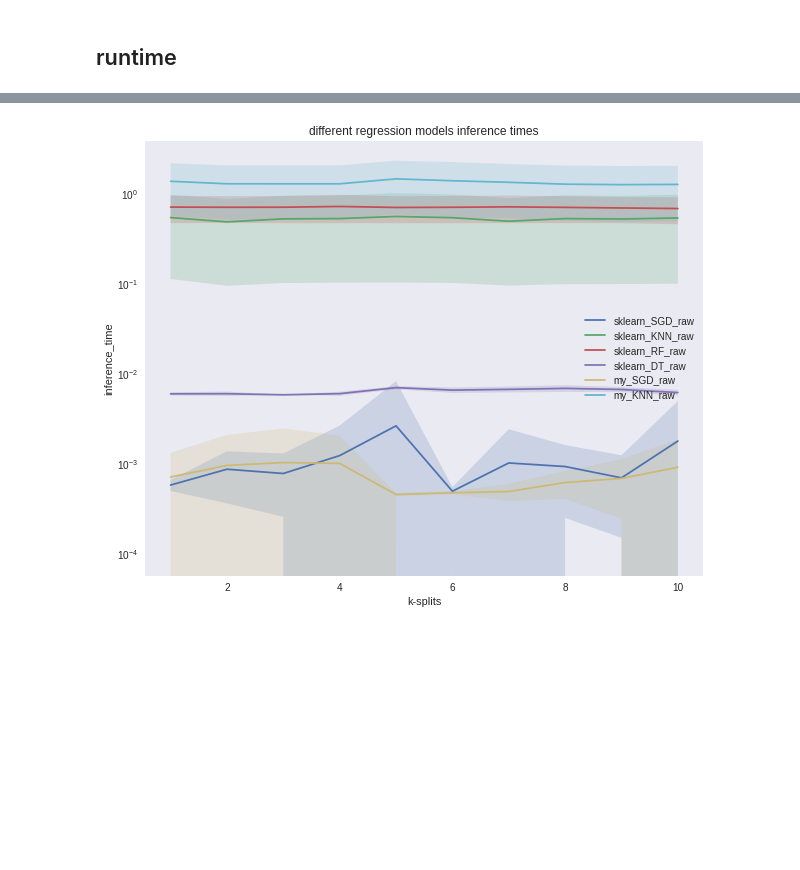
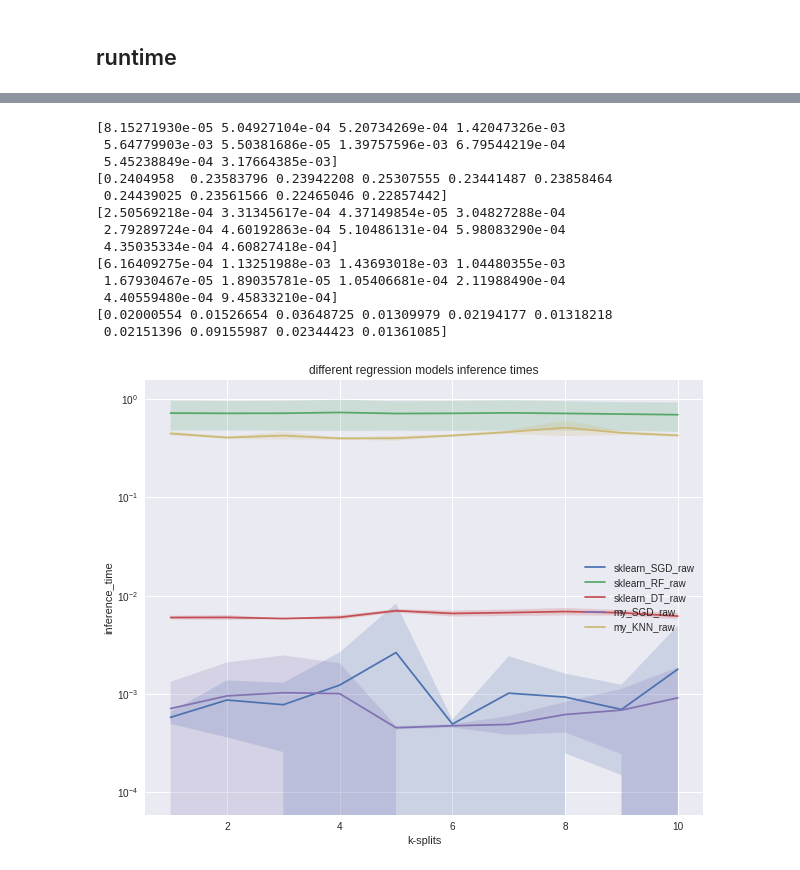
Before and after one commit to hitimr/ML_2020, a Jupyter notebook: Ex2/Metro/runtime_analysis.ipynb, the cells around one changed output, grey strips where cells are left out. Saved outputs shown, nothing was run; the diff lists cells and outputs as text; code cells hidden in the pictures; blank space fills up the shorter version.

```diff
--- a/Ex2/Metro/runtime_analysis.ipynb
+++ b/Ex2/Metro/runtime_analysis.ipynb
@@ -158,13 +159,26 @@ plt.savefig("out/runtimes/diff_traintimes")
 # %%
 mpl.style.use('seaborn')
 plt.figure(figsize=(10,8))
 plot_CV_with_Std(df_CV_SGD_raw,y = "inference_time",regressor = "sklearn_SGD_raw")
-plot_CV_with_Std(df_CV_KNN_raw,y = "inference_time",regressor = "sklearn_KNN_raw")
+#plot_CV_with_Std(df_CV_KNN_raw,y = "inference_time",regressor = "sklearn_KNN_raw")
 plot_CV_with_Std(df_CV_RF_raw,y = "inference_time",regressor = "sklearn_RF_raw")
 plot_CV_with_Std(df_CV_DT_raw,y = "inference_time",regressor = "sklearn_DT_raw")
 plot_CV_with_Std(df_CV_my_SGD_raw,y = "inference_time",regressor = "my_SGD_raw")
 plot_CV_with_Std(df_CV_my_KNN_raw,y = "inference_time",regressor = "my_KNN_raw",titel="different regression models inference times")
 plt.grid()
 plt.savefig("out/runtimes/diff_inferencetimes")
 # %% [output]
+[8.15271930e-05 5.04927104e-04 5.20734269e-04 1.42047326e-03
+ 5.64779903e-03 5.50381686e-05 1.39757596e-03 6.79544219e-04
+ 5.45238849e-04 3.17664385e-03]
+[0.2404958  0.23583796 0.23942208 0.25307555 0.23441487 0.23858464
+ 0.24439025 0.23561566 0.22465046 0.22857442]
+[2.50569218e-04 3.31345617e-04 4.37149854e-05 3.04827288e-04
+ 2.79289724e-04 4.60192863e-04 5.10486131e-04 5.98083290e-04
+ 4.35035334e-04 4.60827418e-04]
+[6.16409275e-04 1.13251988e-03 1.43693018e-03 1.04480355e-03
+ 1.67930467e-05 1.89035781e-05 1.05406681e-04 2.11988490e-04
+ 4.40559480e-04 9.45833210e-04]
+[0.02000554 0.01526654 0.03648725 0.01309979 0.02194177 0.01318218
+ 0.02151396 0.09155987 0.02344423 0.01361085]
-[figure, old version]
+[figure, new version]
```
Also changed, not shown: parts of 10 cells of this notebook, 24 other files.
